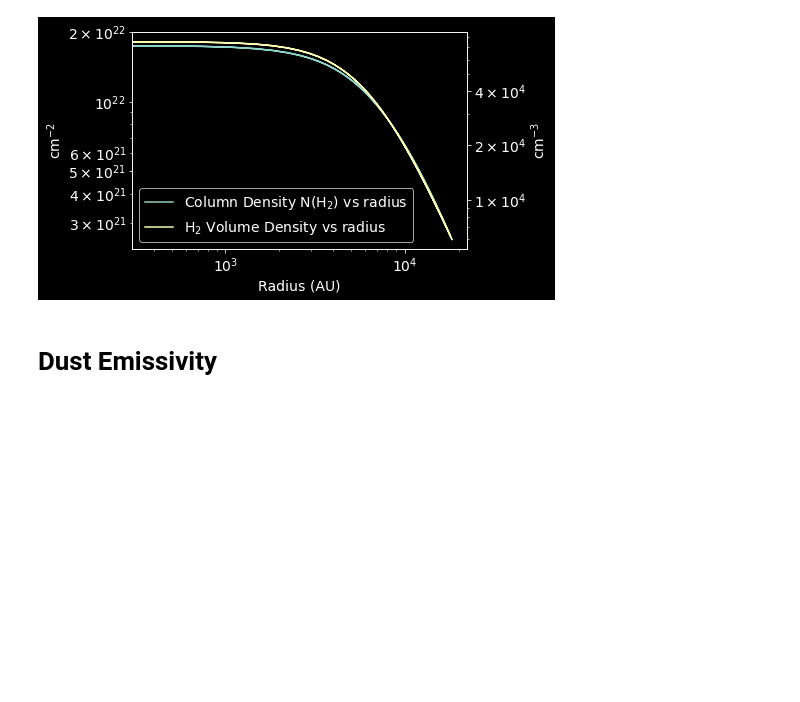
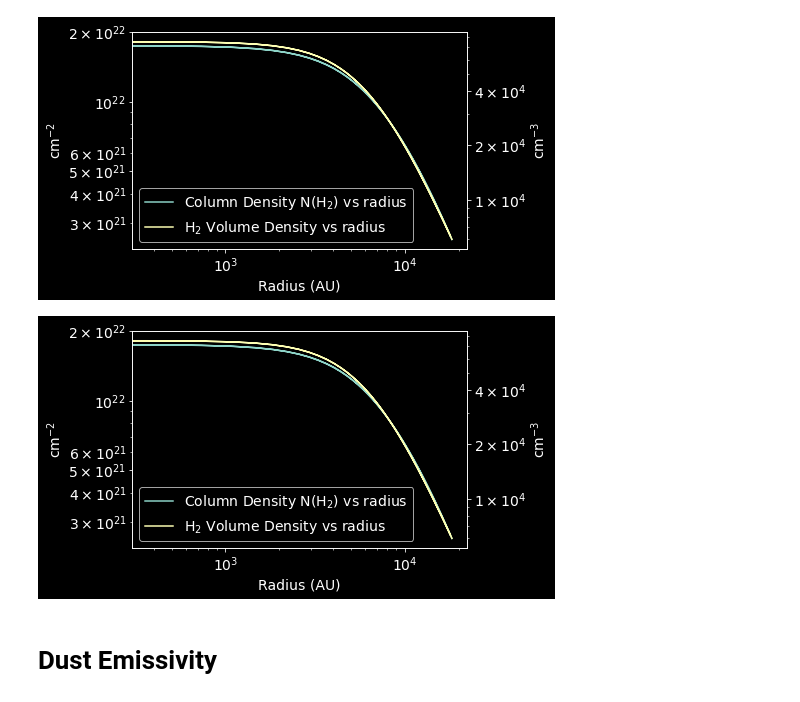
Before and after one commit to keflavich/StarFormationClass, a Jupyter notebook: lectures/Lecture 4 - Observable Properties of Cores & Filaments.ipynb, the cells around one changed output. Drawn from its saved outputs; the diff is of its cells as text; code cells hidden in the pictures; blank space fills up the shorter version.

```diff
--- a/lectures/Lecture 4 - Observable Properties of Cores & Filaments.ipynb
+++ b/lectures/Lecture 4 - Observable Properties of Cores & Filaments.ipynb
@@ -183,6 +190,10 @@ with quantity_support():
     _=ax2.legend(lines + lines2, labels + labels2, loc='best')
 # %% [output]
 [figure]
+# %%
+fig
+# %% [output]
+[figure, added]
 # %% [markdown]
 # Dust Emissivity
 # %% [markdown]
```
Also changed, not shown: parts of 18 cells of this notebook.
